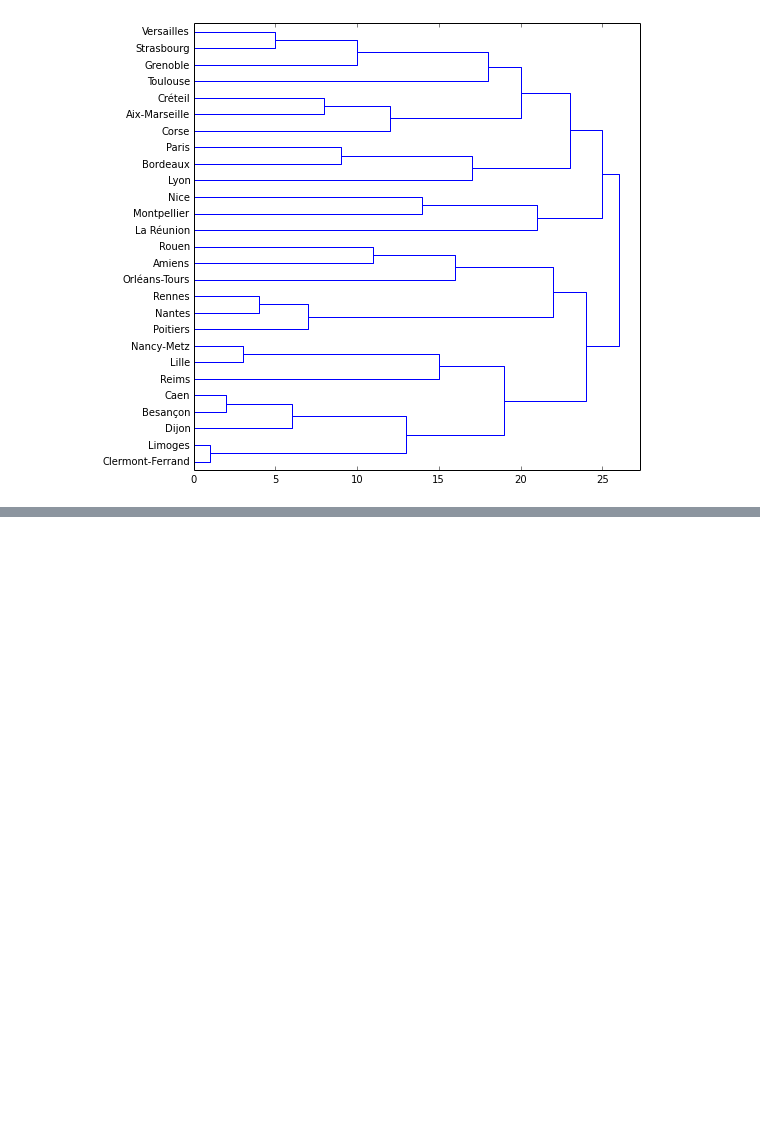
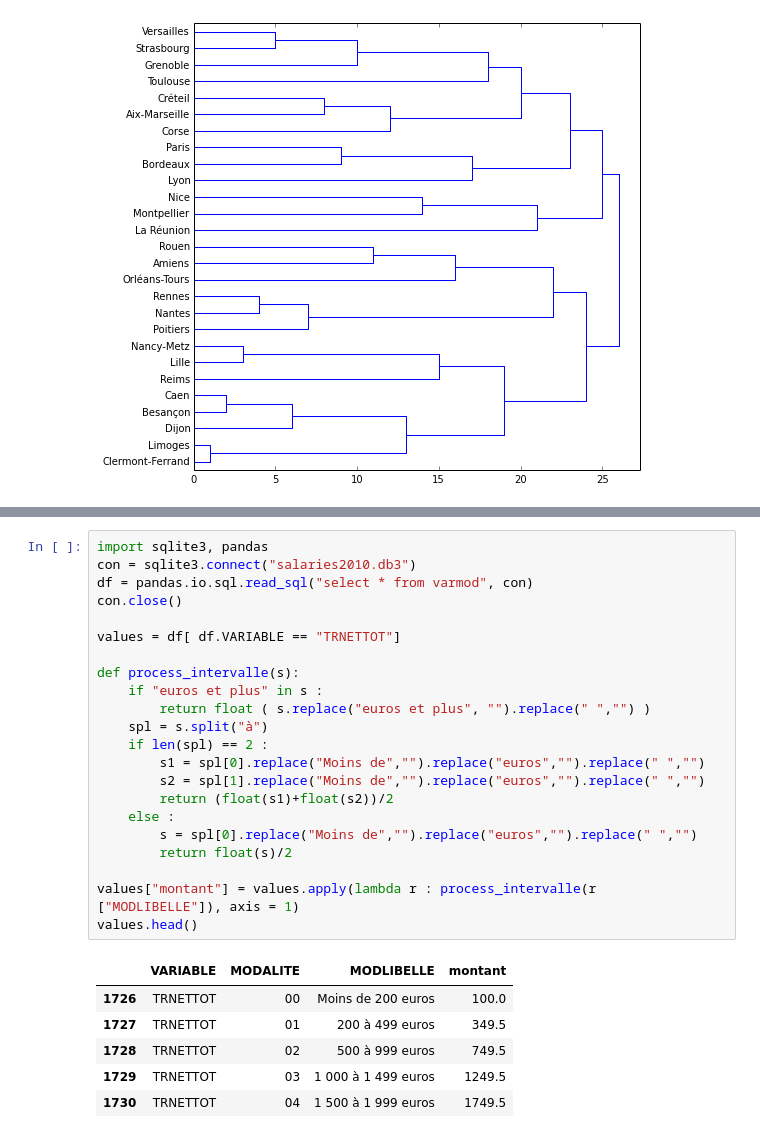
Before and after one commit to sdpython/ensae_teaching_cs, a Jupyter notebook: _doc/notebooks/td2a/td2a_correction_session_3A.ipynb, the cells around one changed output, grey strips where cells are left out. Saved outputs shown, nothing was run; the diff lists cells and outputs as text; blank space fills up the shorter version.

```diff
--- a/_doc/notebooks/td2a/td2a_correction_session_3A.ipynb
+++ b/_doc/notebooks/td2a/td2a_correction_session_3A.ipynb
@@ -108,0 +74,29 @@ Deprecation warning: dbfread.open() has been replaced by DBF() and will be remov
+# %%
+import sqlite3, pandas
+con = sqlite3.connect("salaries2010.db3")
+df = pandas.io.sql.read_sql("select * from varmod", con)
+con.close()
+
+values = df[ df.VARIABLE == "TRNETTOT"]
+
+def process_intervalle(s):
+    if "euros et plus" in s :
+        return float ( s.replace("euros et plus", "").replace(" ","") )
+    spl = s.split("à")
+    if len(spl) == 2 :
+        s1 = spl[0].replace("Moins de","").replace("euros","").replace(" ","")
+        s2 = spl[1].replace("Moins de","").replace("euros","").replace(" ","")
+        return (float(s1)+float(s2))/2
+    else :
+        s = spl[0].replace("Moins de","").replace("euros","").replace(" ","")
+        return float(s)/2
+
+values["montant"] = values.apply(lambda r : process_intervalle(r ["MODLIBELLE"]), axis = 1)
+values.head()
+# %% [output]
+|  | VARIABLE | MODALITE | MODLIBELLE | montant |
+| 1726 | TRNETTOT | 00 | Moins de 200 euros | 100.0 |
+| 1727 | TRNETTOT | 01 | 200 à 499 euros | 349.5 |
+| 1728 | TRNETTOT | 02 | 500 à 999 euros | 749.5 |
+| 1729 | TRNETTOT | 03 | 1 000 à 1 499 euros | 1249.5 |
+| 1730 | TRNETTOT | 04 | 1 500 à 1 999 euros | 1749.5 |
```
Also changed, not shown: parts of 13 cells of this notebook, 1 other file.
